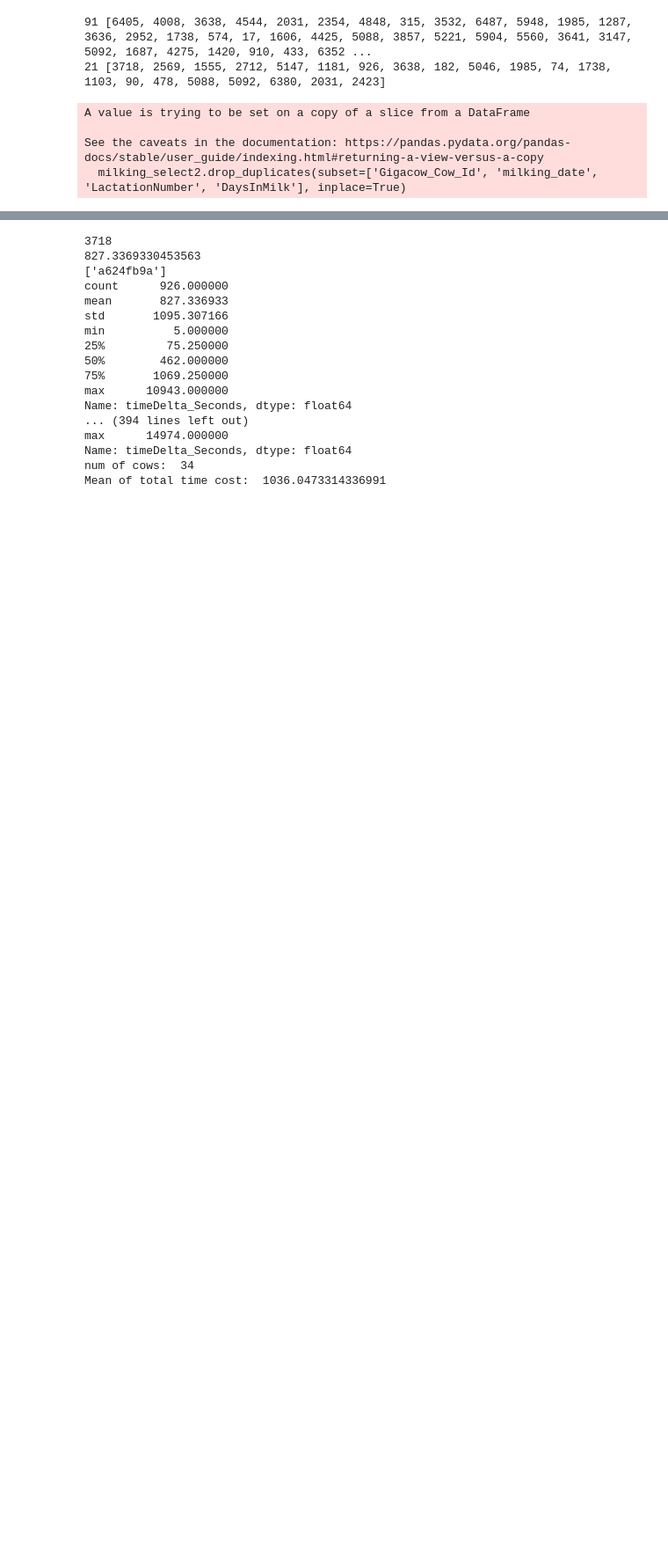
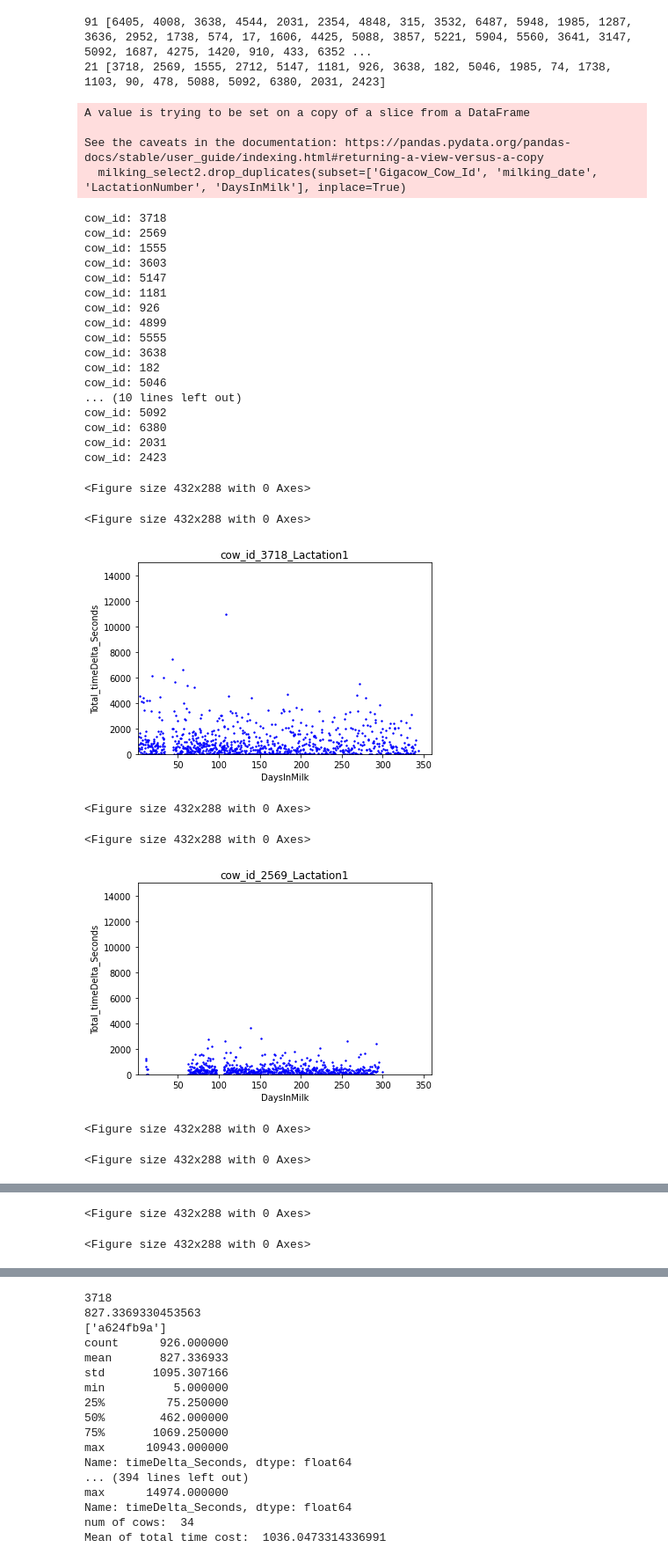
Before and after one commit to pgullstrand/Gigacow-tools, a Jupyter notebook: GP_Model/ts_dataCollection_learner.ipynb, the cells around one changed output, grey strips where cells are left out. Shown at 88% size. Saved outputs shown, nothing was run; the diff lists cells and outputs as text; code cells hidden in the pictures; blank space fills up the shorter version.

Commit message:
Add chunk for traffic events ploting

```diff
--- a/GP_Model/ts_dataCollection_learner.ipynb
+++ b/GP_Model/ts_dataCollection_learner.ipynb
@@ -65,9 +65,9 @@ def lac_collect(NumLac, milking_total):
         milking_select1.drop_duplicates(subset=['Gigacow_Cow_Id', 'milking_date', 'LactationNumber', 'DaysInMilk'], inplace=True)
         # drop the anomaly data point
         milking_select1 = milking_select1.loc[milking_select1.DaysInMilk < 400]
-        # select sufficient data points on lactation 1
+        # select sufficient data points on lactation
         selected1 = milking_select1.Gigacow_Cow_Id.value_counts(ascending=True)
-        selected1 = selected1.loc[(selected1.values > 120) & (selected1.values < 365)]
+        selected1 = selected1.loc[(selected1.values > 150) & (selected1.values < 365)]
         selected_cow_list = selected1.index.to_list()
         if num == 1:
             cow_list = selected_cow_list
@@ -219,25 +219,61 @@ def data_collector(traffic, gigacow, lactation, cow_id, lacNumList):
     single_cow_merge.index = range(1, len(single_cow_merge)+1)
     return single_cow_merge
 # %%
+from matplotlib.backends.backend_pdf import PdfPages
+import warnings
+pd.set_option('mode.chained_assignment', None)
+
 """ plot the relations between timeDelta and Lactation/DIM(DaysInMilk)
         @@@ Total_timeDelta @@@
     """
-for id in cow_list:
-    print("cow_id:", id)
-    single_cow_merge = data_collector(traffic, gigacow, lactation, id, [1, 2])
-    plt.figure()
-    single_cow_merge.loc[single_cow_merge.LactationNumber == 1].plot(x="DaysInMilk", y="Total_timeDelta_Seconds", kind='scatter', title='LactationNumber 1', xlim=[1, 360], ylim=[0, 10000], s=1.5)
-    single_cow_merge.loc[single_cow_merge.LactationNumber == 2].plot(x="DaysInMilk", y="Total_timeDelta_Seconds", kind='scatter', title='LactationNumber 2', xlim=[1, 360], ylim=[0, 10000], s=1.5)
-    plt.show()
+with warnings.catch_warnings():
+    warnings.simplefilter("ignore")
+    with PdfPages(dataDir/'26cows_timecost_scatters_lac1_lac2_scale15000.pdf') as pdf:
+        for id in cow_list:
+            print("cow_id:", id)
+            single_cow_merge = data_collector(traffic, gigacow, lactation, id, [1, 2])
+            fig1 = plt.figure()
+            fig2 = plt.figure()
+            fig1 = single_cow_merge.loc[single_cow_merge.LactationNumber == 1].plot(x="DaysInMilk", y="Total_timeDelta_Seconds", kind='scatter', title="cow_id_"+ str(id) + '_Lactation1', xlim=[1, 360], ylim=[0, 15000], s=2, c='b')
+            fig2 = single_cow_merge.loc[single_cow_merge.LactationNumber == 2].plot(x="DaysInMilk", y="Total_timeDelta_Seconds", kind='scatter', title="cow_id_"+ str(id) + '_Lactation2', xlim=[1, 360], ylim=[0, 15000], s=2, c='b')
+            pdf.savefig(fig1.get_figure())
+            pdf.savefig(fig2.get_figure())
+            plt.close()
 
     """ plot the relations between mean_timeDelta and Lactation/DIM(DaysInMilk)
         @@@ Mean of Total_timeDelta @@@
     """
-# for id in cow_list:
+# for id in cow_list
 #     print("cow_id:", id)
 #     single_cow_merge = data_collector(traffic, gigacow, lactation, id, [1, 2])
 #     single_cow_merge['mean_Total_timeDelta_Seconds'] = single_cow_merge.Total_timeDelta_Seconds/single_cow_merge.milking_times
 #     plt.figure()
 #     single_cow_merge.loc[single_cow_merge.LactationNumber == 1].plot(x="DaysInMilk", y="mean_Total_timeDelta_Seconds", kind='scatter', title='LactationNumber 1', xlim=[1, 360], ylim=[0, 10000], s=1.5)
 #     single_cow_merge.loc[single_cow_merge.LactationNumber == 2].plot(x="DaysInMilk", y="mean_Total_timeDelta_Seconds", kind='scatter', title='LactationNumber 2', xlim=[1, 360], ylim=[0, 10000], s=1.5)
 #     plt.show()
+# %% [output]
+cow_id: 3718
+cow_id: 2569
+cow_id: 1555
+cow_id: 3603
+cow_id: 5147
+cow_id: 1181
+cow_id: 926
+cow_id: 4899
+cow_id: 5555
+cow_id: 3638
+cow_id: 182
+cow_id: 5046
+... (10 lines left out)
+cow_id: 5092
+cow_id: 6380
+cow_id: 2031
+cow_id: 2423
+<Figure size 432x288 with 0 Axes>
+<Figure size 432x288 with 0 Axes>
+[figure, added]
+<Figure size 432x288 with 0 Axes>
+<Figure size 432x288 with 0 Axes>
+[figure, added]
+<Figure size 432x288 with 0 Axes>
+<Figure size 432x288 with 0 Axes>
@@ -243,0 +281,2 @@ for id in cow_list:
+<Figure size 432x288 with 0 Axes>
+<Figure size 432x288 with 0 Axes>
```
Also changed, not shown: parts of 12 cells of this notebook.
